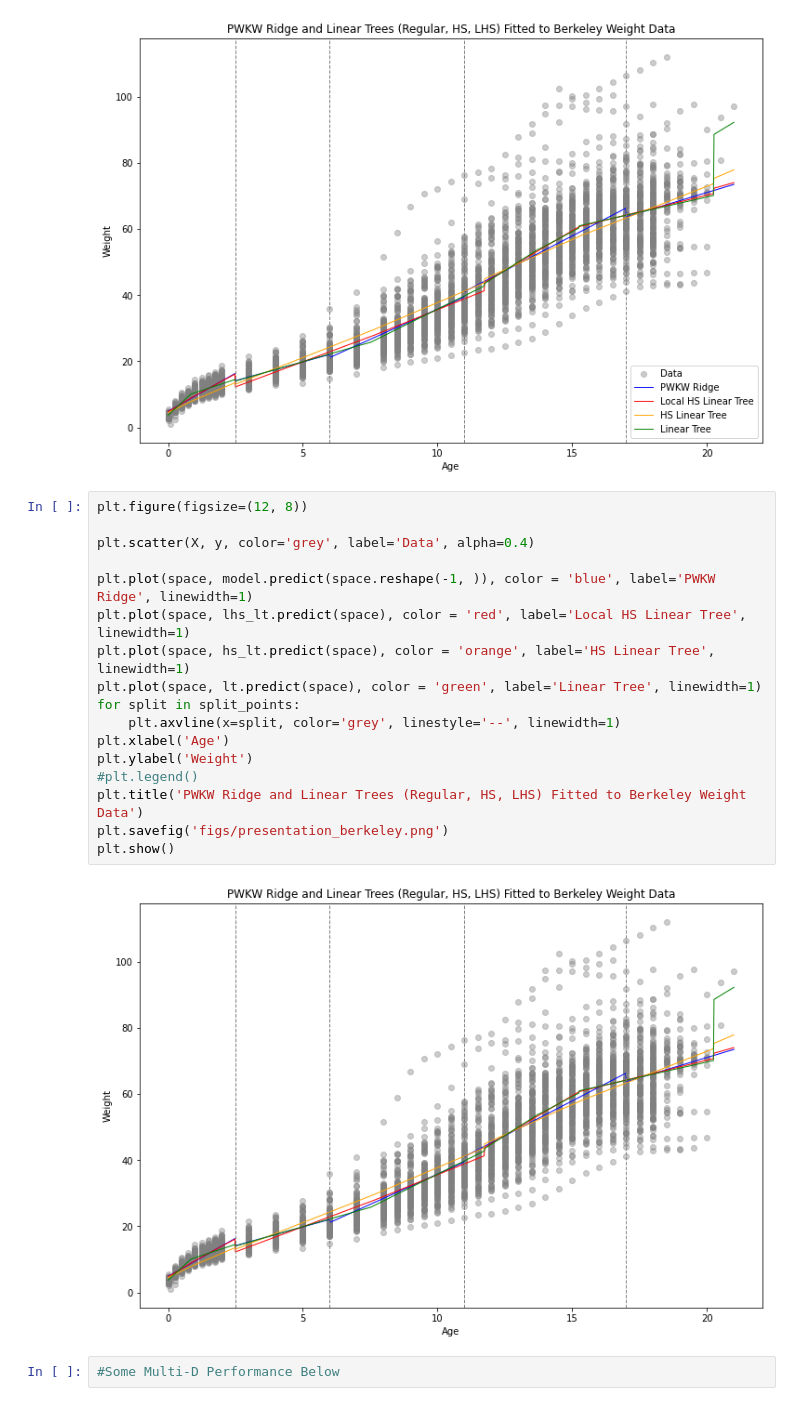
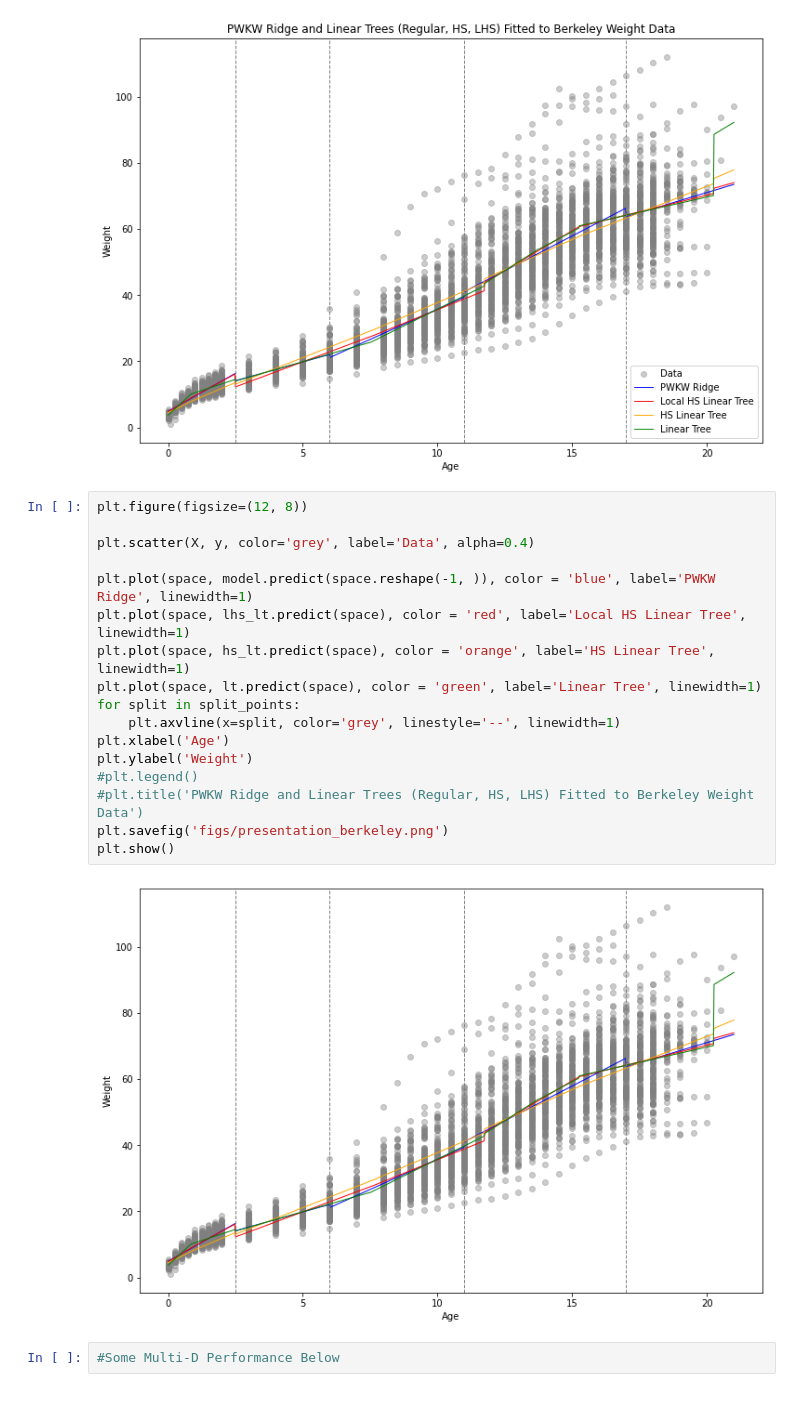
Before and after one commit to mattyshen/kwPWRidge, a Jupyter notebook: berkeley.ipynb, the cells around one changed output. Drawn from its saved outputs; the diff is of its cells as text.

```diff
--- a/berkeley.ipynb
+++ b/berkeley.ipynb
@@ -91,22 +91,22 @@ plt.show()
 # %%
 plt.figure(figsize=(12, 8))
 
 plt.scatter(X, y, color='grey', label='Data', alpha=0.4)
 
 plt.plot(space, model.predict(space.reshape(-1, )), color = 'blue', label='PWKW Ridge', linewidth=1)
 plt.plot(space, lhs_lt.predict(space), color = 'red', label='Local HS Linear Tree', linewidth=1)
 plt.plot(space, hs_lt.predict(space), color = 'orange', label='HS Linear Tree', linewidth=1)
 plt.plot(space, lt.predict(space), color = 'green', label='Linear Tree', linewidth=1)
 for split in split_points:
     plt.axvline(x=split, color='grey', linestyle='--', linewidth=1)
 plt.xlabel('Age')
 plt.ylabel('Weight')
 #plt.legend()
-plt.title('PWKW Ridge and Linear Trees (Regular, HS, LHS) Fitted to Berkeley Weight Data')
+#plt.title('PWKW Ridge and Linear Trees (Regular, HS, LHS) Fitted to Berkeley Weight Data')
 plt.savefig('figs/presentation_berkeley.png')
 plt.show()
 # %% [output]
-[figure, old version]
+[figure, new version]
 # %%
 #Some Multi-D Performance Below
 # %%
```
Also changed, not shown: 3 other files.
